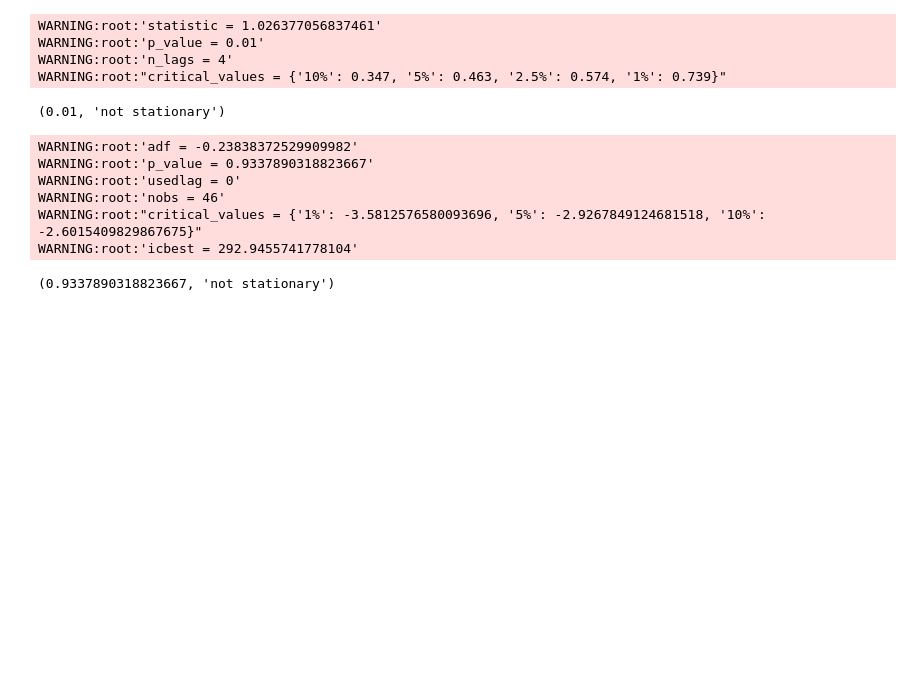
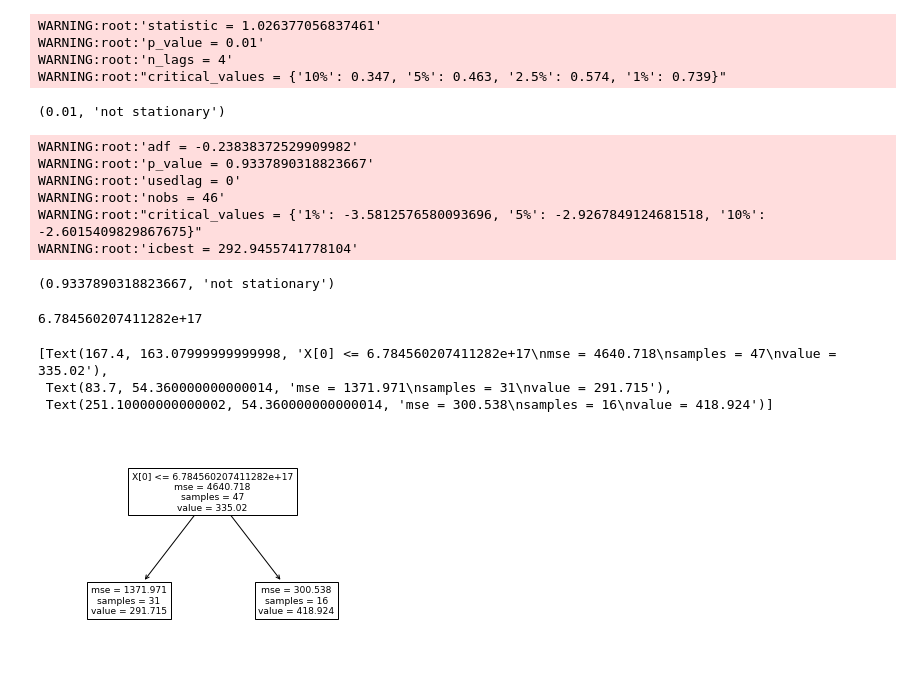
Before and after one commit to wilsonify/ThoughtfulMachineLearning, a Jupyter notebook: notebooks/stationary_kpss_adf.ipynb, the cells around one changed output. Saved outputs shown, nothing was run; the diff lists cells and outputs as text; code cells hidden in the pictures; blank space fills up the shorter version.

```diff
--- a/notebooks/stationary_kpss_adf.ipynb
+++ b/notebooks/stationary_kpss_adf.ipynb
@@ -79,3 +88,14 @@ WARNING:root:'nobs = 46'
 WARNING:root:"critical_values = {'1%': -3.5812576580093696, '5%': -2.9267849124681518, '10%': -2.6015409829867675}"
 WARNING:root:'icbest = 292.9455741778104'
 (0.9337890318823667, 'not stationary')
+# %%
+livestock_df = livestock_df.reset_index()
+# %%
+X = livestock_df[['date']]
+y = livestock_df[['value']]
+clf = tree.DecisionTreeRegressor( max_depth=1)
+clf = clf.fit(X, y)
+# %%
+clf.tree_.threshold[0]
+# %% [output]
+6.784560207411282e+17
@@ -81,0 +104,7 @@ WARNING:root:'icbest = 292.9455741778104'
+# %%
+tree.plot_tree(clf)
+# %% [output]
+[Text(167.4, 163.07999999999998, 'X[0] <= 6.784560207411282e+17\nmse = 4640.718\nsamples = 47\nvalue = 335.02'),
+ Text(83.7, 54.360000000000014, 'mse = 1371.971\nsamples = 31\nvalue = 291.715'),
+ Text(251.10000000000002, 54.360000000000014, 'mse = 300.538\nsamples = 16\nvalue = 418.924')]
+[figure, added]
```
Also changed, not shown: parts of 25 cells of this notebook.
